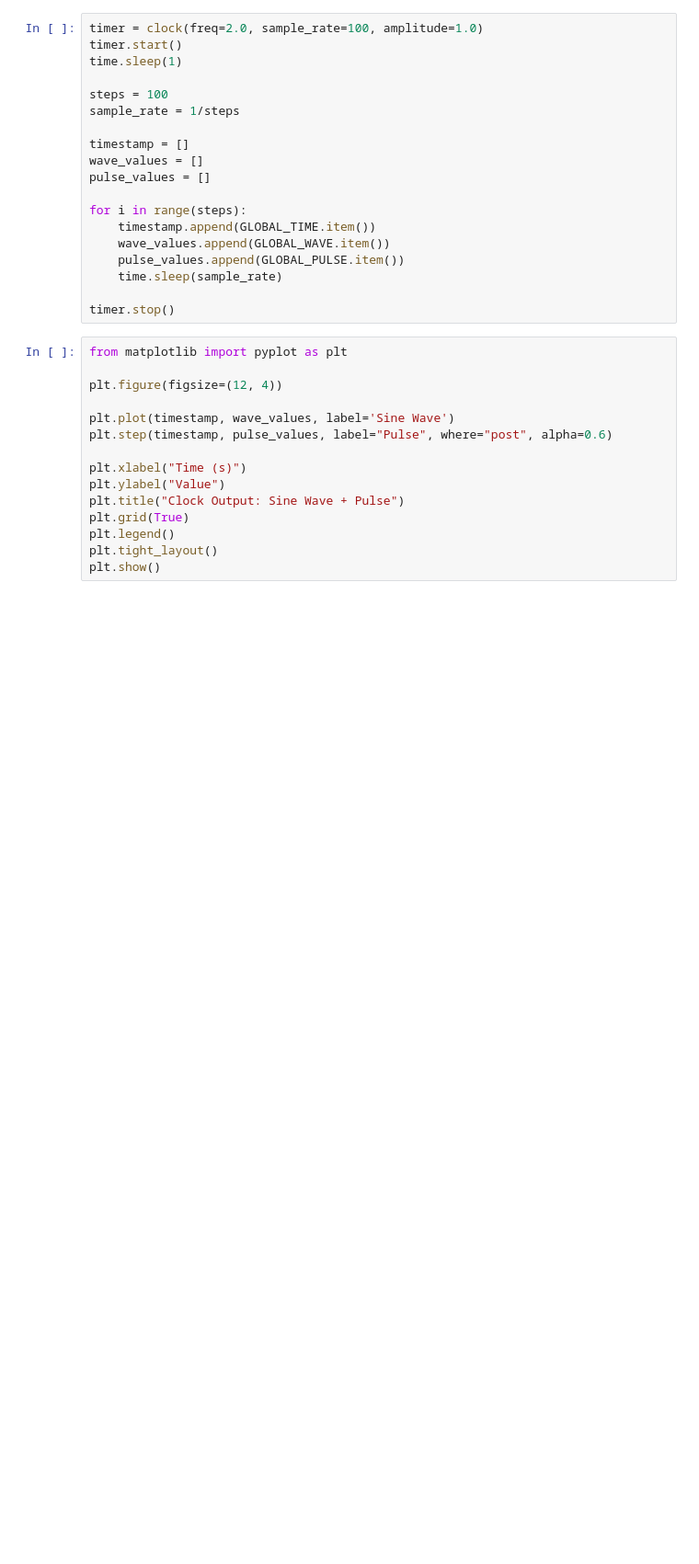
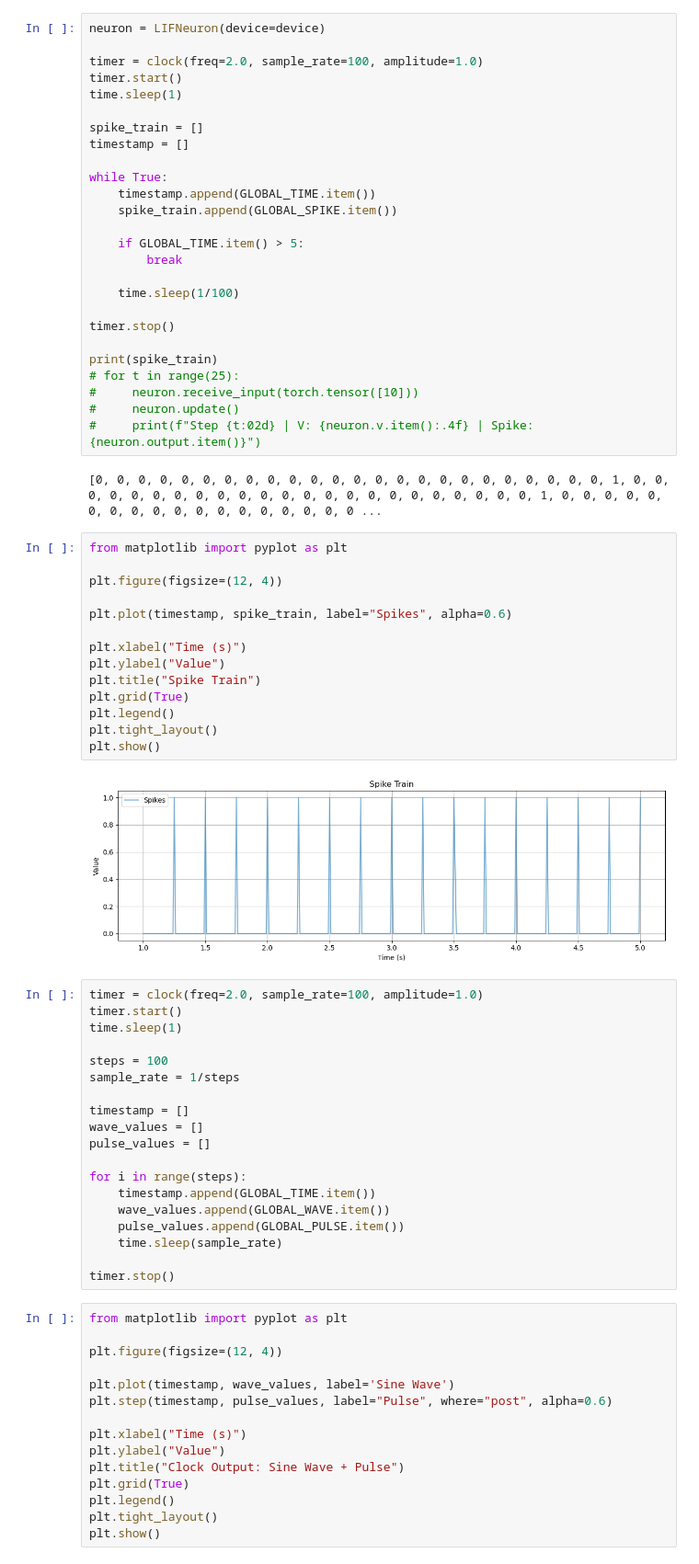
Before and after one commit to bhargavCSSE/neuron-simulations, a Jupyter notebook: runbook.ipynb, the cells around one changed output. Shown: that part at 92% size. Drawn from its saved outputs; the diff is of its cells as text; blank space fills up the shorter version.

Commit message:
Leaky integrate and fire mode and pulse train generation in the global clock

```diff
--- a/runbook.ipynb
+++ b/runbook.ipynb
@@ -13,3 +56,47 @@ Number of GPUs: 1
+# %%
+neuron = LIFNeuron(device=device)
+
+timer = clock(freq=2.0, sample_rate=100, amplitude=1.0)
+timer.start()
+time.sleep(1)
+
+spike_train = []
+timestamp = []
+
+while True:
+    timestamp.append(GLOBAL_TIME.item())
+    spike_train.append(GLOBAL_SPIKE.item())
+
+    if GLOBAL_TIME.item() > 5:
+        break
+
+    time.sleep(1/100)
+
+timer.stop()
+
+print(spike_train)
+# for t in range(25):
+#     neuron.receive_input(torch.tensor([10]))
+#     neuron.update()
+#     print(f"Step {t:02d} | V: {neuron.v.item():.4f} | Spike: {neuron.output.item()}")
+# %% [output]
+[0, 0, 0, 0, 0, 0, 0, 0, 0, 0, 0, 0, 0, 0, 0, 0, 0, 0, 0, 0, 0, 0, 0, 0, 1, 0, 0, 0, 0, 0, 0, 0, 0, 0, 0, 0, 0, 0, 0, 0, 0, 0, 0, 0, 0, 0, 0, 0, 1, 0, 0, 0, 0, 0, 0, 0, 0, 0, 0, 0, 0, 0, 0, 0, 0, 0, 0 ...
+# %%
+from matplotlib import pyplot as plt
+
+plt.figure(figsize=(12, 4))
+
+plt.plot(timestamp, spike_train, label="Spikes", alpha=0.6)
+
+plt.xlabel("Time (s)")
+plt.ylabel("Value")
+plt.title("Spike Train")
+plt.grid(True)
+plt.legend()
+plt.tight_layout()
+plt.show()
+# %% [output]
+[figure, added]
 # %%
 timer = clock(freq=2.0, sample_rate=100, amplitude=1.0)
 timer.start()
```
Also changed, not shown: parts of 2 cells of this notebook, 2 other files.
